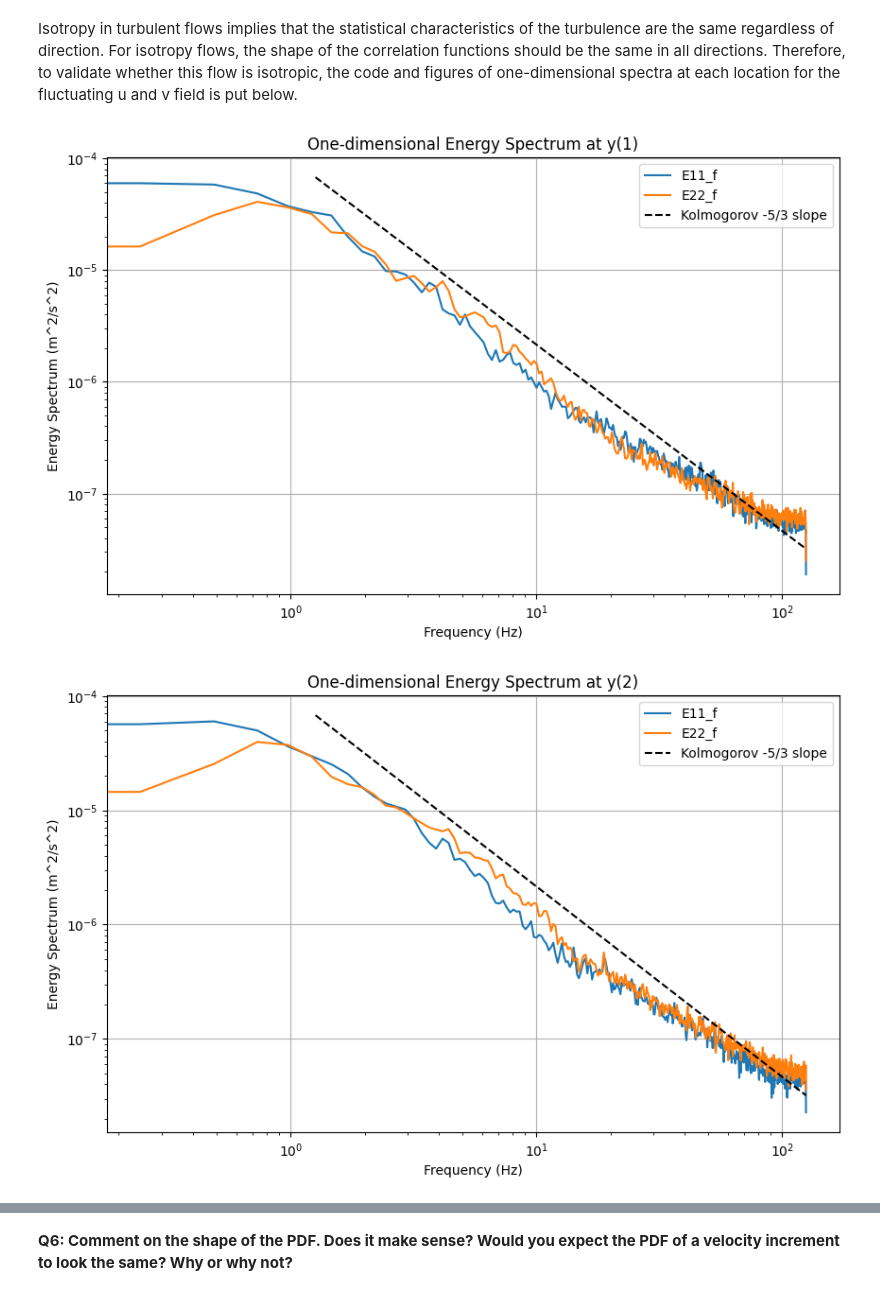
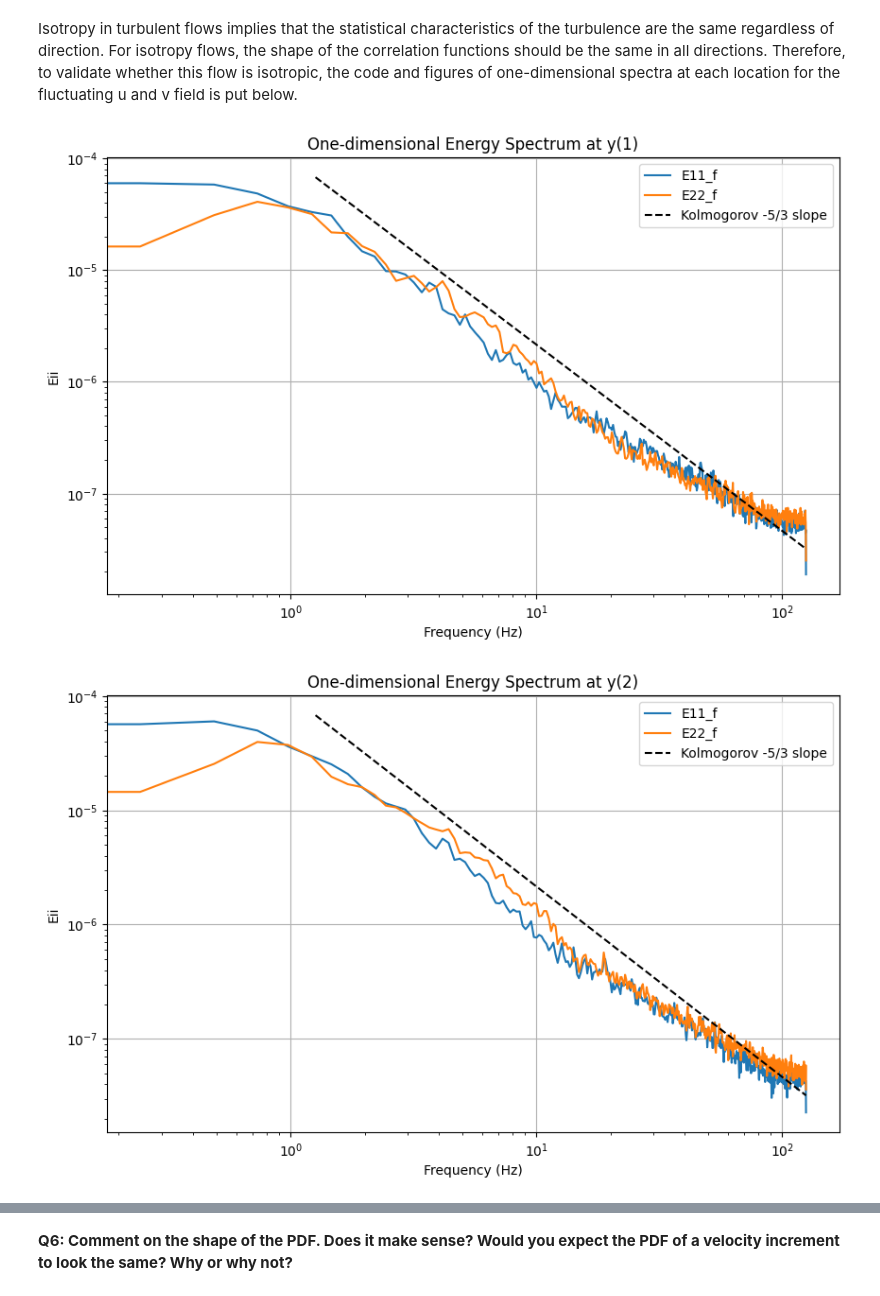
Before and after one commit to WJL1900/ME664_Assignment1_Jialin_Wang, a Jupyter notebook: Assignment.ipynb, the cells around one changed output, grey strips where cells are left out. Saved outputs shown, nothing was run; the diff lists cells and outputs as text; code cells hidden in the pictures.

```diff
--- a/Assignment.ipynb
+++ b/Assignment.ipynb
@@ -90,7 +90,6 @@ n = len(dataset[:, 0])
 tao = np.arange(0, (n-1)*dt, dt)
 R11 = []
 R22 = []
-
 
 for i, dataset in enumerate(datasets):
 
@@ -102,13 +101,10 @@ for i, dataset in enumerate(datasets):
 
     j=0
     while j < n-1:
-        # print(j)
         numerator_u = np.sum((dataset[0:n-j, 0]-u_means[i])*(dataset[j:, 0]-u_means[i]))
-        # numerator_u = np.sum((dataset[:-j, 0]-u_means[i])*(dataset[j:, 0]-u_means[i]))
         R11[i].append(numerator_u / denominator_u)
 
         numerator_v = np.sum((dataset[0:n-j, 1]-v_means[i])*(dataset[j:, 1]-v_means[i]))
-        # numerator_v = np.sum((dataset[:-j, 1]-v_means[i])*(dataset[j:, 1]-v_means[i]))
         R22[i].append(numerator_v / denominator_v)
         j+=1
 
@@ -116,7 +112,7 @@ for i, dataset in enumerate(datasets):
     plt.figure(figsize=(12, 6))
     plt.plot(tao[0:250], R11[i][0:250], label='R11(τ)')
     plt.axhline(0, color='black', linewidth=0.8, linestyle='--')
-    plt.xlabel('τ (time separation)')
+    plt.xlabel('τ')
     plt.ylabel('Normalized Autocorrelation')
     plt.title(f'Normalized Autocorrelation Function R11(τ) at y({i+1})')
     plt.legend()
@@ -125,7 +121,7 @@ for i, dataset in enumerate(datasets):
     plt.figure(figsize=(12, 6))
     plt.plot(tao[0:250], R22[i][0:250], label='R22(τ)')
     plt.axhline(0, color='black', linewidth=0.8, linestyle='--')
-    plt.xlabel('τ (time separation)')
+    plt.xlabel('τ')
     plt.ylabel('Normalized Autocorrelation')
     plt.title(f'Normalized Autocorrelation Function R22(τ) at y({i+1})')
     plt.legend()
@@ -427,10 +440,12 @@ import pandas as pd
 # Define the data
 data = {
     "Position": ["y(1)", "y(2)", "y(3)"],
-    "Longitudinal Integral Length Scale": [1.476904e-02, 1.482695e-02, 1.823195e-02],
-    "Transverse Integral Length Scale (R22)": [8.332909e-03, 7.632271e-03, 7.166889e-03],
-    "Longitudinal Taylor Length Scale": [1.662306e-03, 1.725046e-03, 1.762213e-03],
-    "Transverse Taylor Length Scale": [1.465153e-03, 1.450384e-03, 1.264362e-03]
+    "L11": [1.476904e-02, 1.482695e-02, 1.823195e-02],
+    "L22": [8.332909e-03, 7.632271e-03, 7.166889e-03],
+    "2*L22": [8.332909e-03*2, 7.632271e-03*2, 7.166889e-03*2],
+    'lambda _f': [1.662306e-03, 1.725046e-03, 1.762213e-03],
+    "lambda_g": [1.465153e-03, 1.450384e-03, 1.264362e-03],
+    f'lambda _f/sqrt(2)': [1.662306e-03/np.sqrt(2), 1.725046e-03/np.sqrt(2), 1.762213e-03/np.sqrt(2)]
 }
 
 # Create a DataFrame
@@ -492,30 +511,30 @@ Therefore, to validate whether this flow is isotropic, the code and figures of o
 # %%
 def calculate_energy_spectrum(velocity, dt):
     f, Pxx = welch(velocity, fs=1/dt, nperseg=1024,scaling='density')
     return f, Pxx
 
 def plot_energy_spectrum(frequencies, power_spectral_density, position_label):
     plt.loglog(frequencies, power_spectral_density, label=f'Position {position_label}')
 
 for i, dataset in enumerate(datasets):
     plt.figure(figsize=(10, 6))
     f, Pxx = calculate_energy_spectrum(dataset[:, 0], dt)
     f, Pyy = calculate_energy_spectrum(dataset[:, 1], dt)
     plot_energy_spectrum(f, Pxx, i)
     plot_energy_spectrum(f, Pyy, i)
 
     f_kolmogorov = np.linspace(min(f), max(f), 100)
     E_kolmogorov = 0.0001 * f_kolmogorov**(-5/3)
     plt.loglog(f_kolmogorov, E_kolmogorov, 'k--')
 
     # plt.legend(labels=['E11_f', 'E22_f'])
     plt.legend(labels=['E11_f', 'E22_f','Kolmogorov -5/3 slope'])
 
     plt.xlabel('Frequency (Hz)')
-    plt.ylabel('Energy Spectrum (m^2/s^2)')
+    plt.ylabel('Eii')
     plt.title(fr'One-dimensional Energy Spectrum at y({i+1})')
     plt.grid(True)
     plt.show()
 # %% [output]
-[figure, old version]
+[figure, new version]
-[figure, old version]
+[figure, new version]
```
Also changed, not shown: parts of 32 cells of this notebook.
